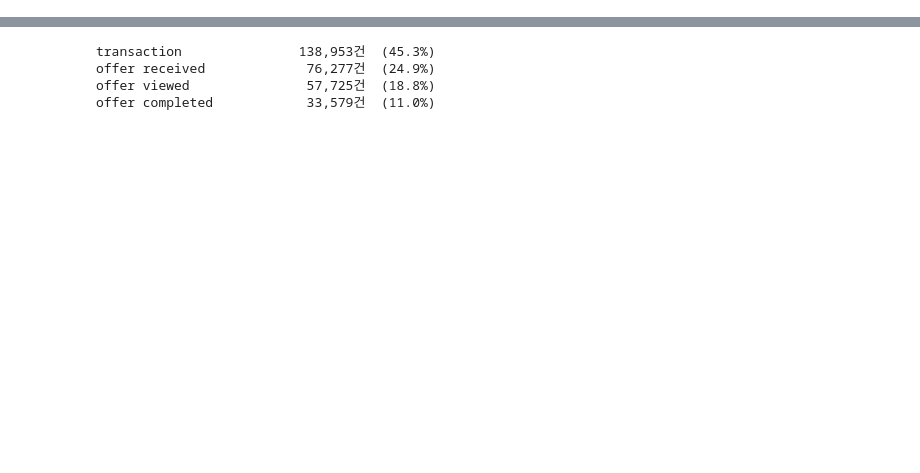
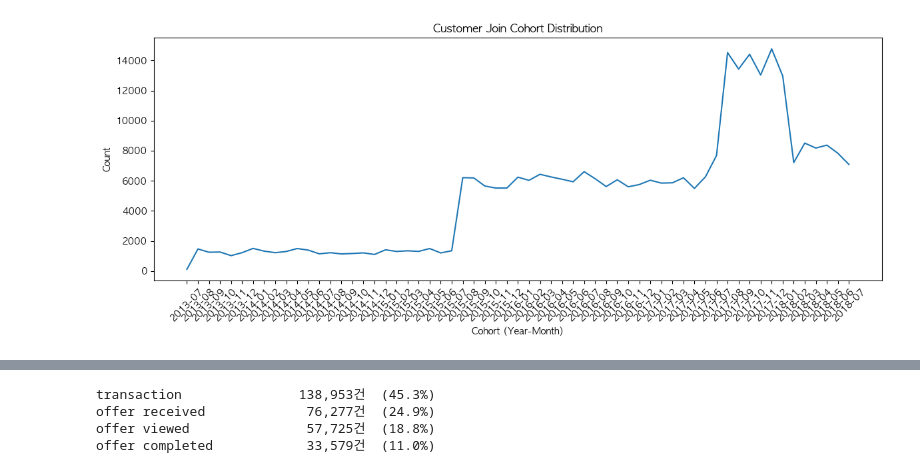
Before and after one commit to rladbstj56/practice_project, a Jupyter notebook: Soyun_EDA/eda.ipynb, the cells around one changed output, grey strips where cells are left out. Saved outputs shown, nothing was run; the diff lists cells and outputs as text; code cells hidden in the pictures; blank space fills up the shorter version.

```diff
--- a/Soyun_EDA/eda.ipynb
+++ b/Soyun_EDA/eda.ipynb
@@ -20,4 +20,4 @@ except:
 
 plt.rcParams['axes.unicode_minus'] = False
 # %%
-full = pd.read_csv('../Soyun_EDA/full_data.csv')
+full = pd.read_csv('../Myun_EDA/preprocessed_final.csv')
@@ -23,0 +89,15 @@ full = pd.read_csv('../Soyun_EDA/full_data.csv')
+# %%
+# 날짜 변환 (혹시 안 했으면)
+full['became_member_on'] = pd.to_datetime(full['became_member_on'], errors='coerce')
+
+# 가입 연도
+full['join_year'] = full['became_member_on'].dt.year
+
+# 가입 월 (숫자)
+full['join_month'] = full['became_member_on'].dt.month
+
+# 가입 연-월 (문자형)
+full['join_year_month'] = full['became_member_on'].dt.strftime('%Y-%m')
+
+# cohort
+full['join_cohort'] = full['became_member_on'].dt.to_period('M')
@@ -23,0 +152,17 @@ full = pd.read_csv('../Soyun_EDA/full_data.csv')
+# %%
+cohort_counts = full['join_cohort'].value_counts().sort_index()
+
+import matplotlib.pyplot as plt
+
+plt.figure(figsize=(12,5))
+plt.plot(cohort_counts.index.astype(str), cohort_counts.values)
+
+plt.xticks(rotation=45)
+plt.title('Customer Join Cohort Distribution')
+plt.xlabel('Cohort (Year-Month)')
+plt.ylabel('Count')
+
+plt.tight_layout()
+plt.show()
+# %% [output]
+[figure, added]
```
Also changed, not shown: parts of 47 cells of this notebook, 8 other files.
